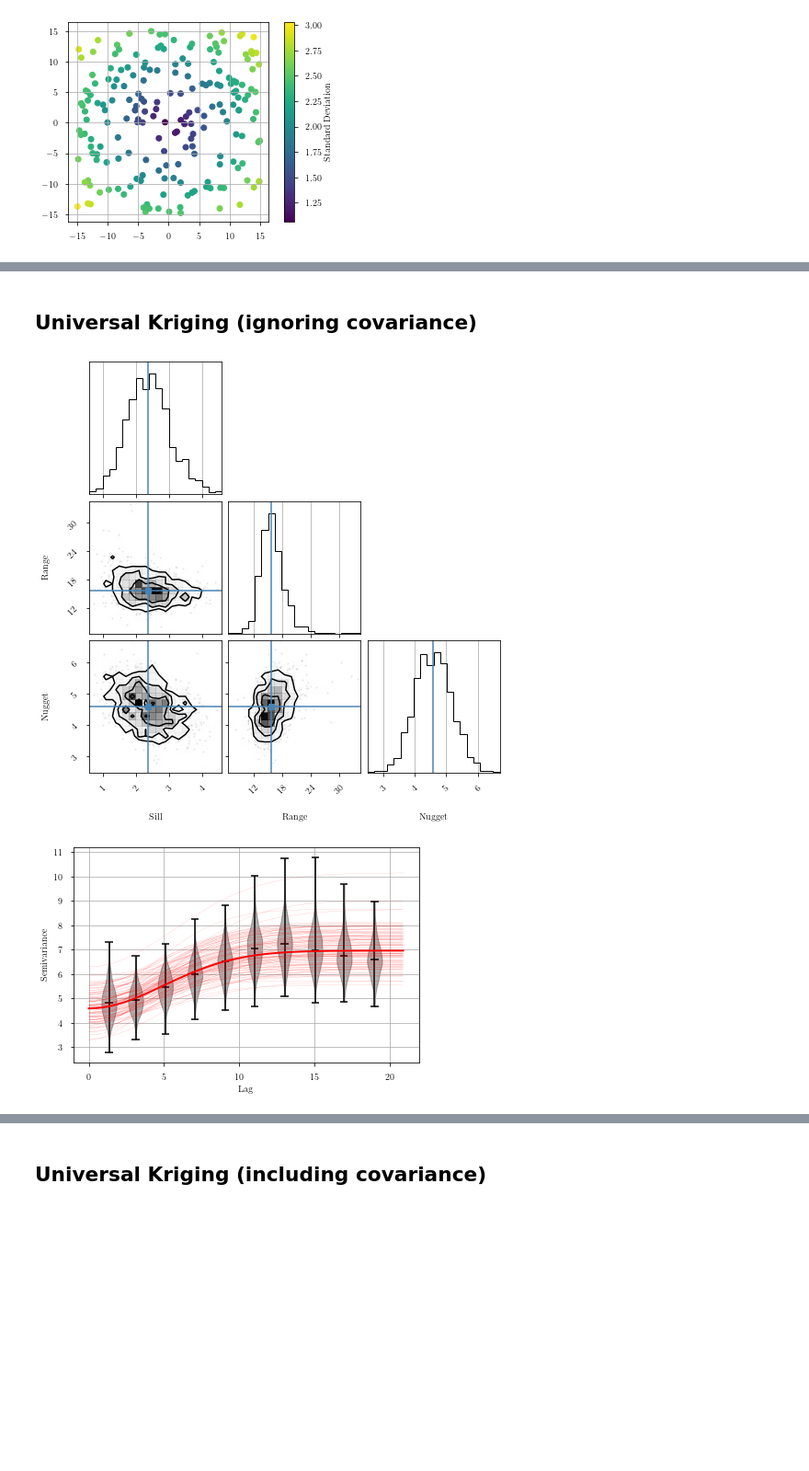
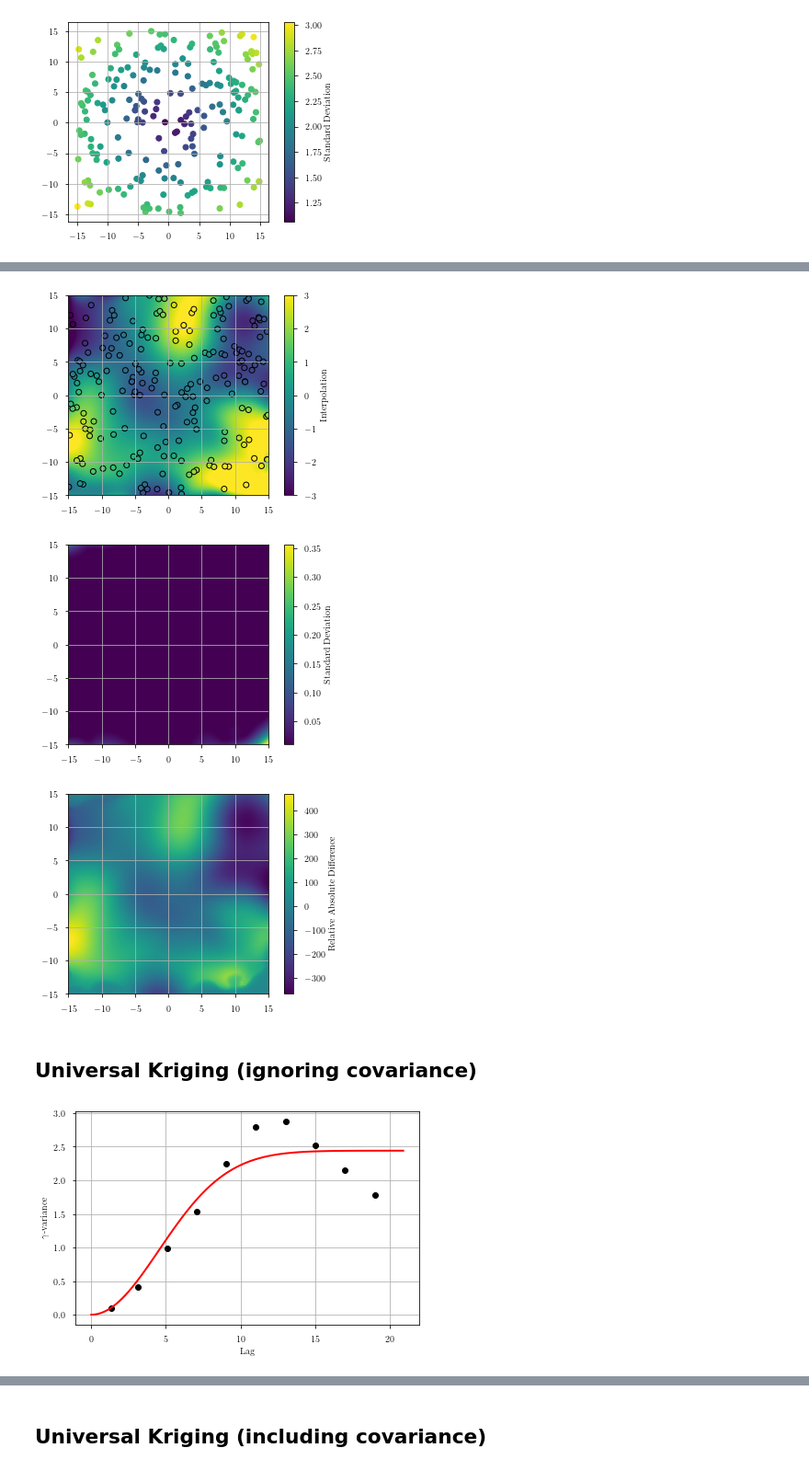
Before and after one commit to tvwenger/kriging, a Jupyter notebook: example/Universal Kriging with Correlated Data.ipynb, the cells around one changed output, grey strips where cells are left out. Shown at 92% size. Saved outputs shown, nothing was run; the diff lists cells and outputs as text; code cells hidden in the pictures; blank space fills up the shorter version.

```diff
--- a/example/Universal Kriging with Correlated Data.ipynb
+++ b/example/Universal Kriging with Correlated Data.ipynb
@@ -71,14 +81,36 @@ plt.show()
+# %%
+# plot interpolation
+plt.imshow(interp_data.reshape(xgrid.shape).T, origin='lower', extent=extent, vmin=-3, vmax=3)
+plt.scatter(obs_pos[:, 0], obs_pos[:, 1], c=obs_data, edgecolor='k', marker='o', vmin=-3, vmax=3)
+plt.colorbar(label="Interpolation")
+plt.show()
+
+# plot standard deviation
+interp_std = np.sqrt(interp_var)
+# catch exceptionally small std
+interp_std[interp_std < 0.01] = 0.01
+plt.imshow(interp_std.reshape(xgrid.shape).T, origin='lower', extent=extent)
+plt.colorbar(label="Standard Deviation")
+plt.show()
+
+# plot difference between interpolation and truth relative to standard deviation
+plt.imshow(((interp_data - true_data)/interp_std).reshape(xgrid.shape).T, origin='lower', extent=extent)
+plt.colorbar(label="Relative Absolute Difference")
+plt.show()
+# %% [output]
+[figure, added]
+[figure, added]
+[figure, added]
 # %% [markdown]
 ## Universal Kriging (ignoring covariance)
 # %%
 # universal kriging (deg=1), ignoring covariance
 krig = kriging.Kriging(obs_pos, obs_data, e_obs_data=e_obs_data)
-semivariogram_fig, corner_fig = krig.fit(
-    model="gaussian", deg=1, nbins=10, nsims=1000, bin_number=False, lag_cutoff=0.5)
+variogram_fig = krig.fit(
+    model="gaussian", deg=1, nbins=10, bin_number=False, lag_cutoff=0.5)
 interp_data, interp_var = krig.interp(grid_pos)
 # %% [output]
-[figure, old version]
+[figure, new version]
-[figure, removed]
 # %%
 # plot interpolation
 plt.imshow(interp_data.reshape(xgrid.shape).T, origin='lower', extent=extent, vmin=-3, vmax=3)
```
Also changed, not shown: parts of 6 cells of this notebook, 14 other files.
